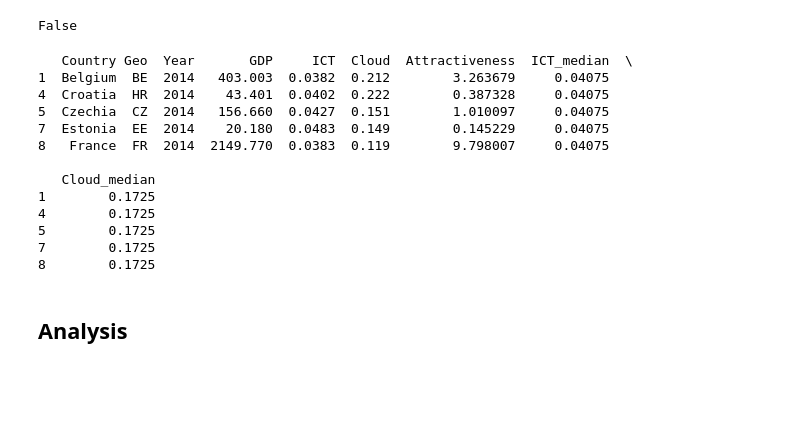
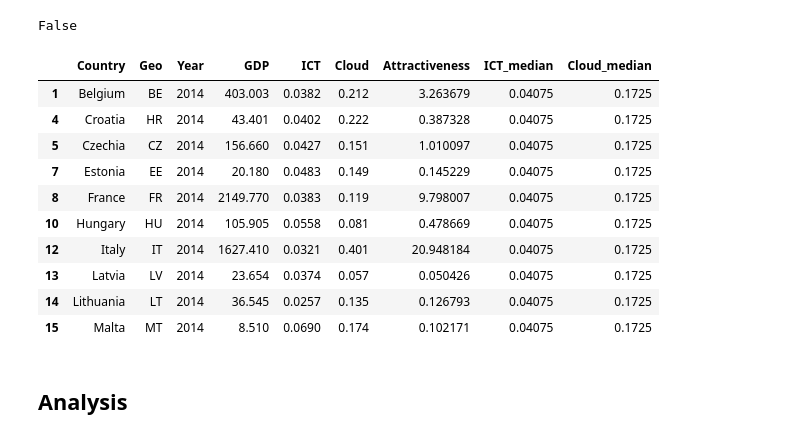
Before and after one commit to raitaviljakainen/case_office_x, a Jupyter notebook: case_office_x.ipynb, the cells around one changed output. Drawn from its saved outputs; the diff is of its cells as text; code cells hidden in the pictures; blank space fills up the shorter version.

```diff
--- a/case_office_x.ipynb
+++ b/case_office_x.ipynb
@@ -219,30 +219,28 @@ False
 # %%
 # Add calculated columns for measuring attractiveness of the countries
 
 df['Attractiveness'] = df['GDP'] * df['ICT'] * df['Cloud']
 
 # Drop empty values
 df = df[df['Attractiveness'].notna()]
 
 # Add some columns for comparison
 df['ICT_median'] = df['ICT'].median()
 df['Cloud_median'] = df['Cloud'].median()
 
-print(df.head())
+df.head(10)
 # %% [output]
-   Country Geo  Year       GDP     ICT  Cloud  Attractiveness  ICT_median  \
-1  Belgium  BE  2014   403.003  0.0382  0.212        3.263679     0.04075
-4  Croatia  HR  2014    43.401  0.0402  0.222        0.387328     0.04075
-5  Czechia  CZ  2014   156.660  0.0427  0.151        1.010097     0.04075
-7  Estonia  EE  2014    20.180  0.0483  0.149        0.145229     0.04075
-8   France  FR  2014  2149.770  0.0383  0.119        9.798007     0.04075
-
-   Cloud_median
-1        0.1725
-4        0.1725
-5        0.1725
-7        0.1725
-8        0.1725
+|  | Country | Geo | Year | GDP | ICT | Cloud | Attractiveness | ICT_median | Cloud_median |
+| 1 | Belgium | BE | 2014 | 403.003 | 0.0382 | 0.212 | 3.263679 | 0.04075 | 0.1725 |
+| 4 | Croatia | HR | 2014 | 43.401 | 0.0402 | 0.222 | 0.387328 | 0.04075 | 0.1725 |
+| 5 | Czechia | CZ | 2014 | 156.660 | 0.0427 | 0.151 | 1.010097 | 0.04075 | 0.1725 |
+| 7 | Estonia | EE | 2014 | 20.180 | 0.0483 | 0.149 | 0.145229 | 0.04075 | 0.1725 |
+| 8 | France | FR | 2014 | 2149.770 | 0.0383 | 0.119 | 9.798007 | 0.04075 | 0.1725 |
+| 10 | Hungary | HU | 2014 | 105.905 | 0.0558 | 0.081 | 0.478669 | 0.04075 | 0.1725 |
+| 12 | Italy | IT | 2014 | 1627.410 | 0.0321 | 0.401 | 20.948184 | 0.04075 | 0.1725 |
+| 13 | Latvia | LV | 2014 | 23.654 | 0.0374 | 0.057 | 0.050426 | 0.04075 | 0.1725 |
+| 14 | Lithuania | LT | 2014 | 36.545 | 0.0257 | 0.135 | 0.126793 | 0.04075 | 0.1725 |
+| 15 | Malta | MT | 2014 | 8.510 | 0.0690 | 0.174 | 0.102171 | 0.04075 | 0.1725 |
 # %% [markdown]
 ## Analysis
 # %%
```
Also changed, not shown: parts of 7 cells of this notebook.
